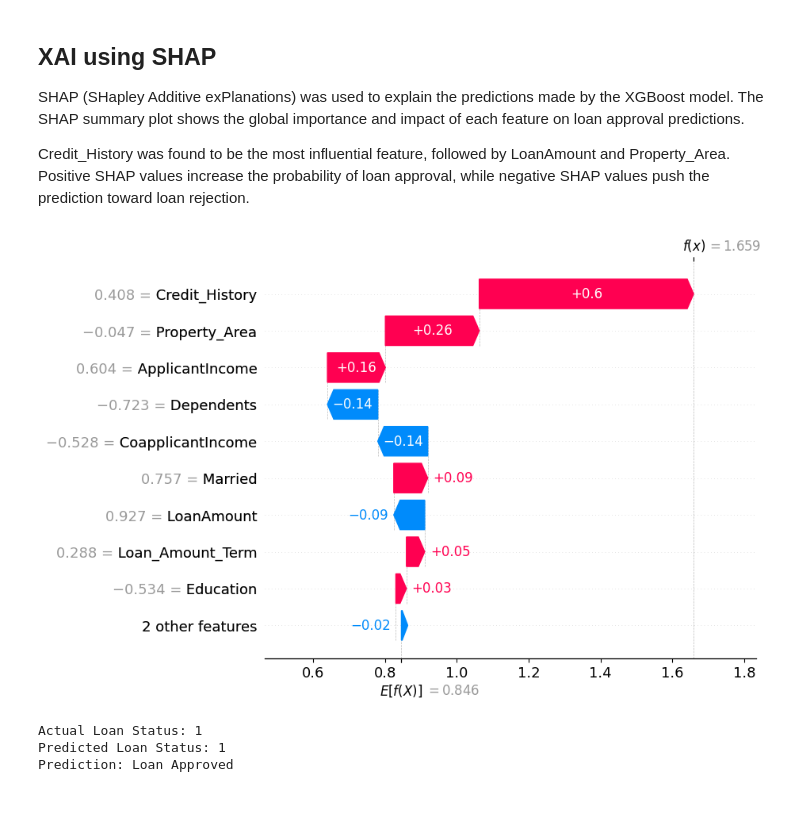
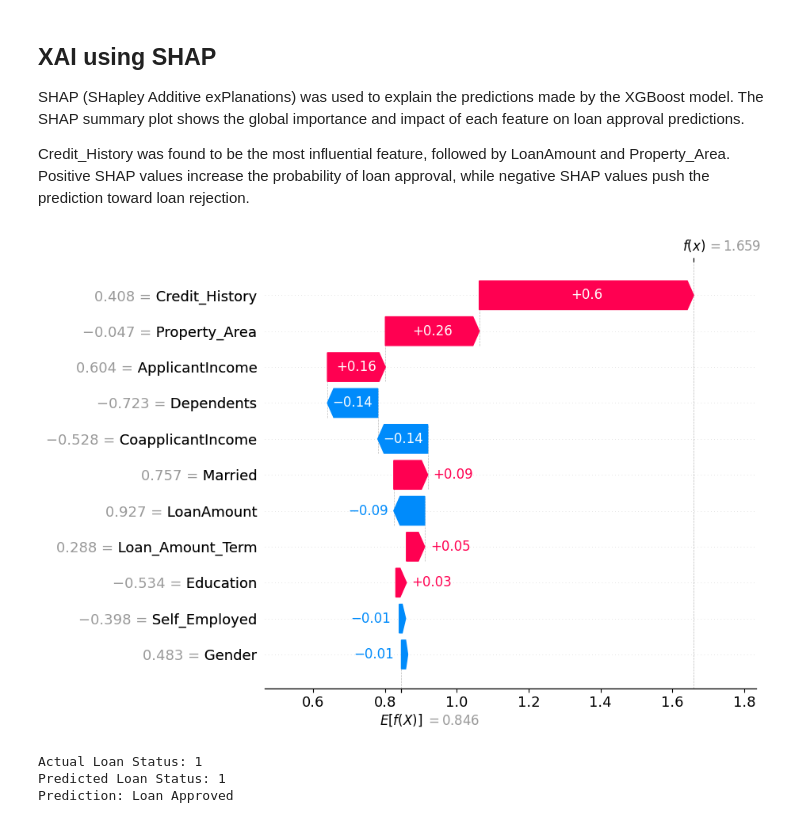
Before and after one commit to lovekaushikk52/loan-approval-prediction, a Jupyter notebook: notebook/Loan_Approval.ipynb, the cells around one changed output. Drawn from its saved outputs; the diff is of its cells as text; code cells hidden in the pictures.

```diff
--- a/notebook/Loan_Approval.ipynb
+++ b/notebook/Loan_Approval.ipynb
@@ -178,5 +178,5 @@ memory usage: 57.7+ KB
 from sklearn.preprocessing import LabelEncoder
 encoder=LabelEncoder()
 
-for col in df.select_dtypes(include="str").columns:
+for col in df.select_dtypes(include="object").columns:
     df[col]=encoder.fit_transform(df[col])
@@ -853,23 +858,40 @@ SHAP (SHapley Additive exPlanations) was used to explain the predictions made by
 
 Credit_History was found to be the most influential feature, followed by LoanAmount and Property_Area. Positive SHAP values increase the probability of loan approval, while negative SHAP values push the prediction toward loan rejection.
 # %%
+# import pandas as pd
+
+# # Convert x_test into a DataFrame with feature names
+# x_test_df = pd.DataFrame(
+#     x_test,
+#     columns=feature_names
+# )
+
+# # Generate SHAP values again using the DataFrame
+# shap_values_df = explainer(x_test_df)
+
+# # Individual applicant explanation
+# shap.plots.waterfall(
+#     shap_values_df[0]
+# )
+
 import pandas as pd
+import shap
+import matplotlib.pyplot as plt
 
-# Convert x_test into a DataFrame with feature names
-x_test_df = pd.DataFrame(
-    x_test,
-    columns=feature_names
-)
+# Convert x_test to DataFrame
+x_test_df = pd.DataFrame(x_test, columns=feature_names)
 
-# Generate SHAP values again using the DataFrame
-shap_values_df = explainer(x_test_df)
+# Explain only one applicant
+applicant = x_test_df.iloc[[0]]
 
-# Individual applicant explanation
-shap.plots.waterfall(
-    shap_values_df[0]
-)
+# Calculate SHAP values only for this applicant
+shap_values = explainer(applicant)
+
+# Plot
+shap.plots.waterfall(shap_values[0], max_display=20)
+plt.show()
 # %% [output]
-[figure, old version]
+[figure, new version]
 # %%
 actual_value = y_test.iloc[0] #first position
 predicted_value = y_pred_xgb[0]
```
Also changed, not shown: parts of 7 cells of this notebook.
